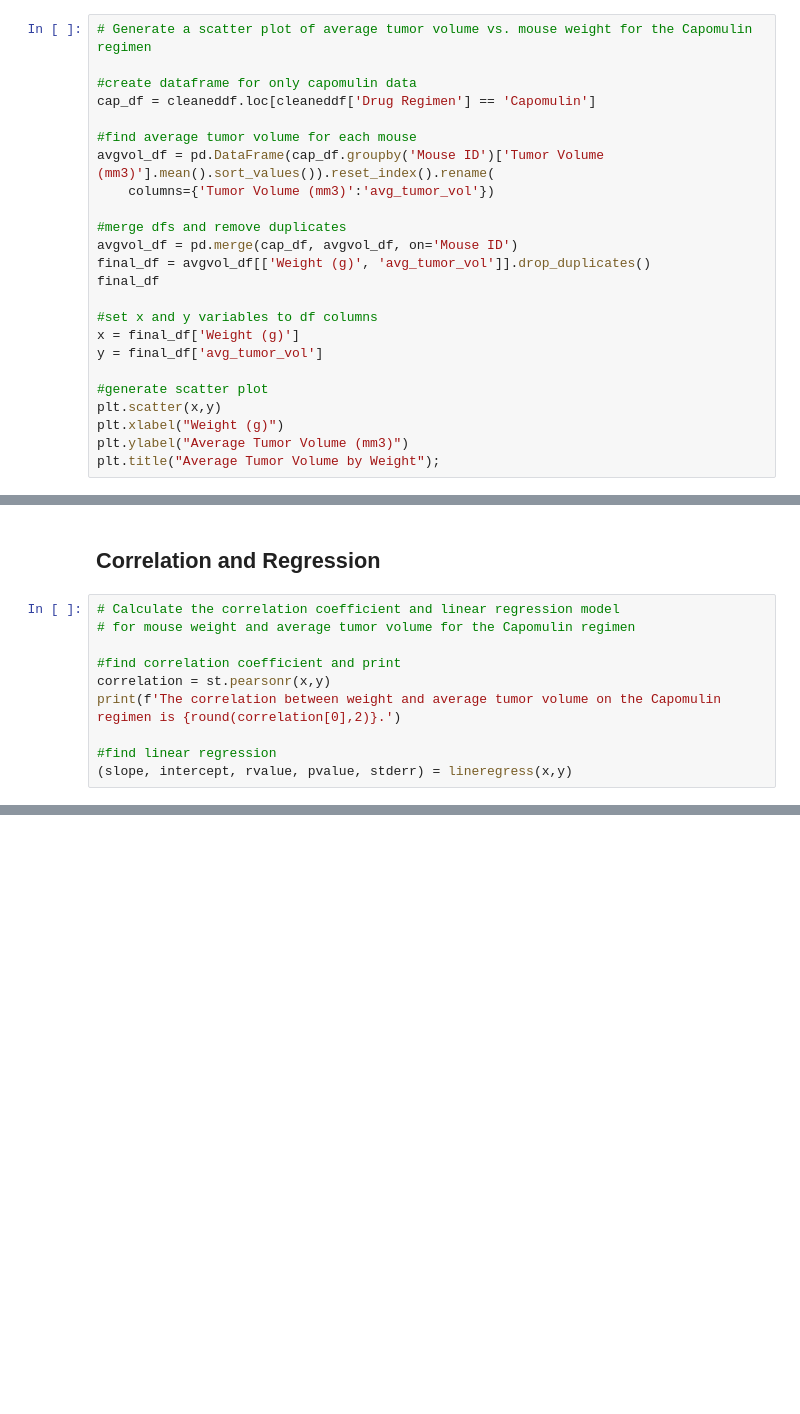
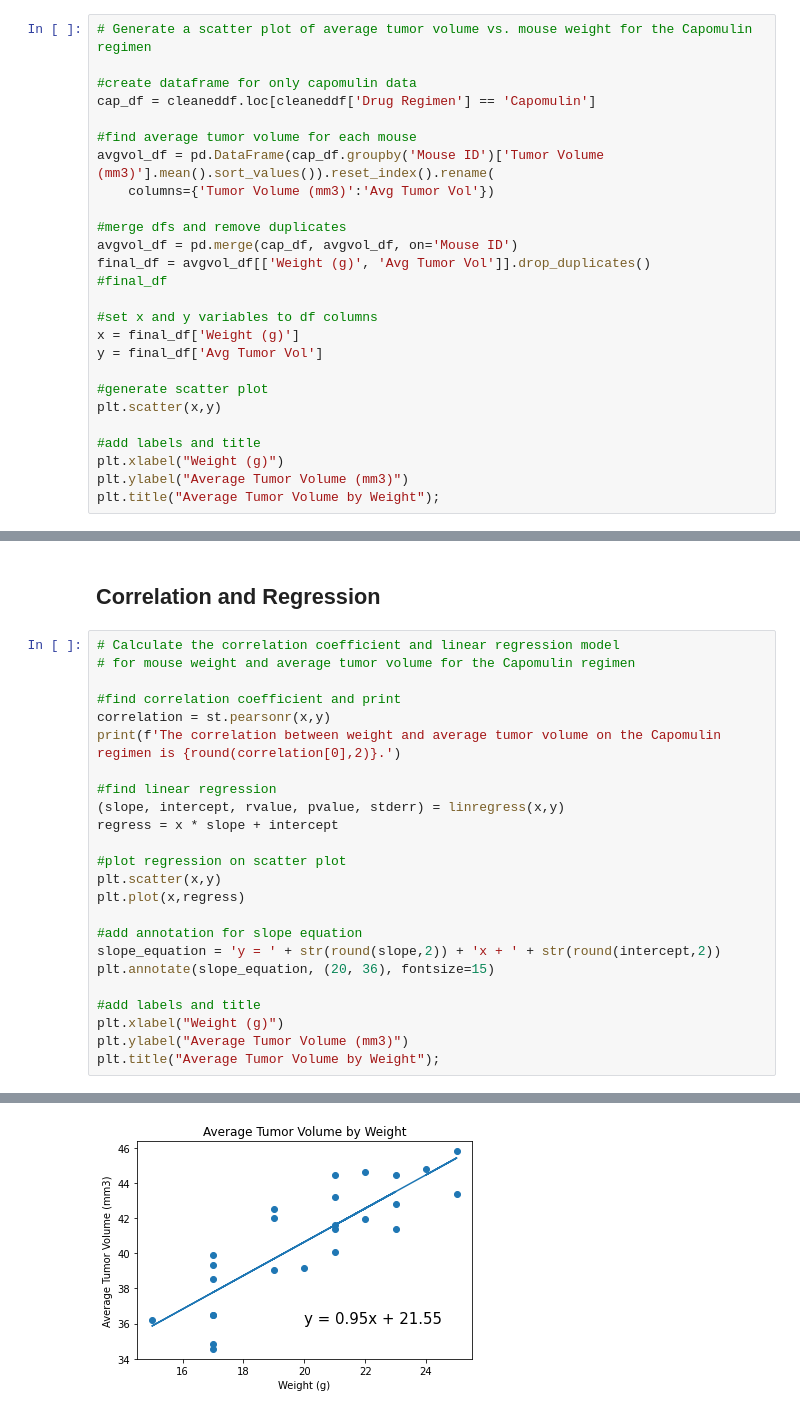
Before and after one commit to iam-themoon/matplotlib-challenge, a Jupyter notebook: Pymaceuticals/pymaceuticals.ipynb, the cells around one changed output, grey strips where cells are left out. Drawn from its saved outputs; the diff is of its cells as text; blank space fills up the shorter version.

```diff
--- a/Pymaceuticals/pymaceuticals.ipynb
+++ b/Pymaceuticals/pymaceuticals.ipynb
@@ -321,19 +334,21 @@ cap_df = cleaneddf.loc[cleaneddf['Drug Regimen'] == 'Capomulin']
 
 #find average tumor volume for each mouse
 avgvol_df = pd.DataFrame(cap_df.groupby('Mouse ID')['Tumor Volume (mm3)'].mean().sort_values()).reset_index().rename(
-    columns={'Tumor Volume (mm3)':'avg_tumor_vol'})
+    columns={'Tumor Volume (mm3)':'Avg Tumor Vol'})
 
 #merge dfs and remove duplicates
 avgvol_df = pd.merge(cap_df, avgvol_df, on='Mouse ID')
-final_df = avgvol_df[['Weight (g)', 'avg_tumor_vol']].drop_duplicates()
-final_df
+final_df = avgvol_df[['Weight (g)', 'Avg Tumor Vol']].drop_duplicates()
+#final_df
 
 #set x and y variables to df columns
 x = final_df['Weight (g)']
-y = final_df['avg_tumor_vol']
+y = final_df['Avg Tumor Vol']
 
 #generate scatter plot
 plt.scatter(x,y)
+
+#add labels and title
 plt.xlabel("Weight (g)")
 plt.ylabel("Average Tumor Volume (mm3)")
 plt.title("Average Tumor Volume by Weight");
@@ -350,6 +365,20 @@ correlation = st.pearsonr(x,y)
 print(f'The correlation between weight and average tumor volume on the Capomulin regimen is {round(correlation[0],2)}.')
 
 #find linear regression
-(slope, intercept, rvalue, pvalue, stderr) = lineregress(x,y)
+(slope, intercept, rvalue, pvalue, stderr) = linregress(x,y)
+regress = x * slope + intercept
+
+#plot regression on scatter plot
+plt.scatter(x,y)
+plt.plot(x,regress)
+
+#add annotation for slope equation
+slope_equation = 'y = ' + str(round(slope,2)) + 'x + ' + str(round(intercept,2))
+plt.annotate(slope_equation, (20, 36), fontsize=15)
+
+#add labels and title
+plt.xlabel("Weight (g)")
+plt.ylabel("Average Tumor Volume (mm3)")
+plt.title("Average Tumor Volume by Weight");
 # %% [output]
 The correlation between weight and average tumor volume on the Capomulin regimen is 0.84.
@@ -356,0 +385 @@ NameError: name 'lineregress' is not defined
+[figure, added]
```
Also changed, not shown: parts of 7 cells of this notebook, 1 other file.
